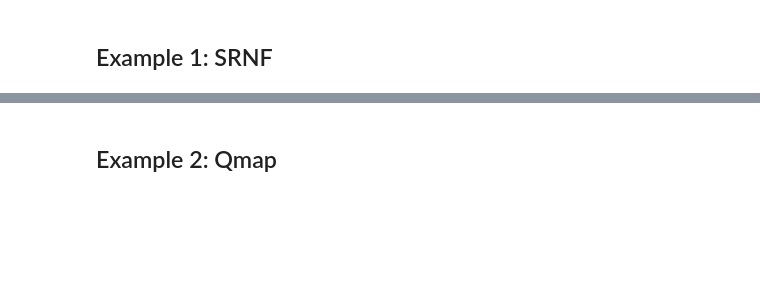
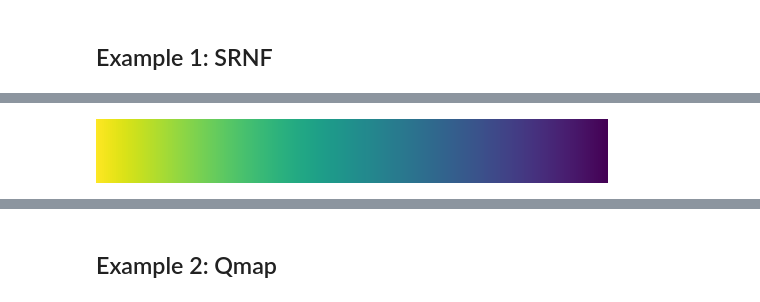
Before and after one commit to jorgenriseth/funcshape, a Jupyter notebook: notebooks/surfaces-reparametrization.ipynb, the cells around one changed output, grey strips where cells are left out. Drawn from its saved outputs; the diff is of its cells as text; code cells hidden in the pictures; blank space fills up the shorter version.

```diff
--- a/notebooks/surfaces-reparametrization.ipynb
+++ b/notebooks/surfaces-reparametrization.ipynb
@@ -128,0 +138,4 @@ Finished training in 4.35377s
+# %%
+matplotlib.colormaps["viridis_r"]
+# %% [output]
+[figure, added]
```
Also changed, not shown: parts of 8 cells of this notebook, 1 other file.
